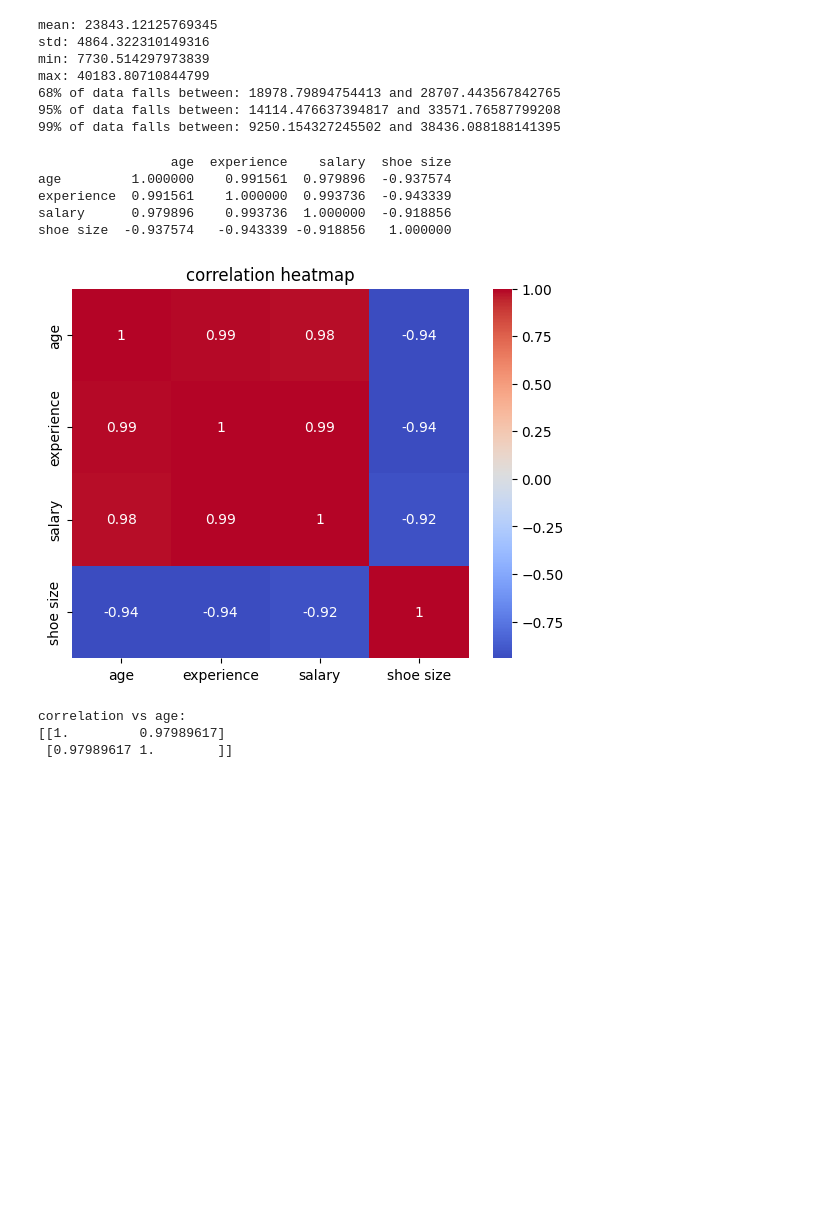
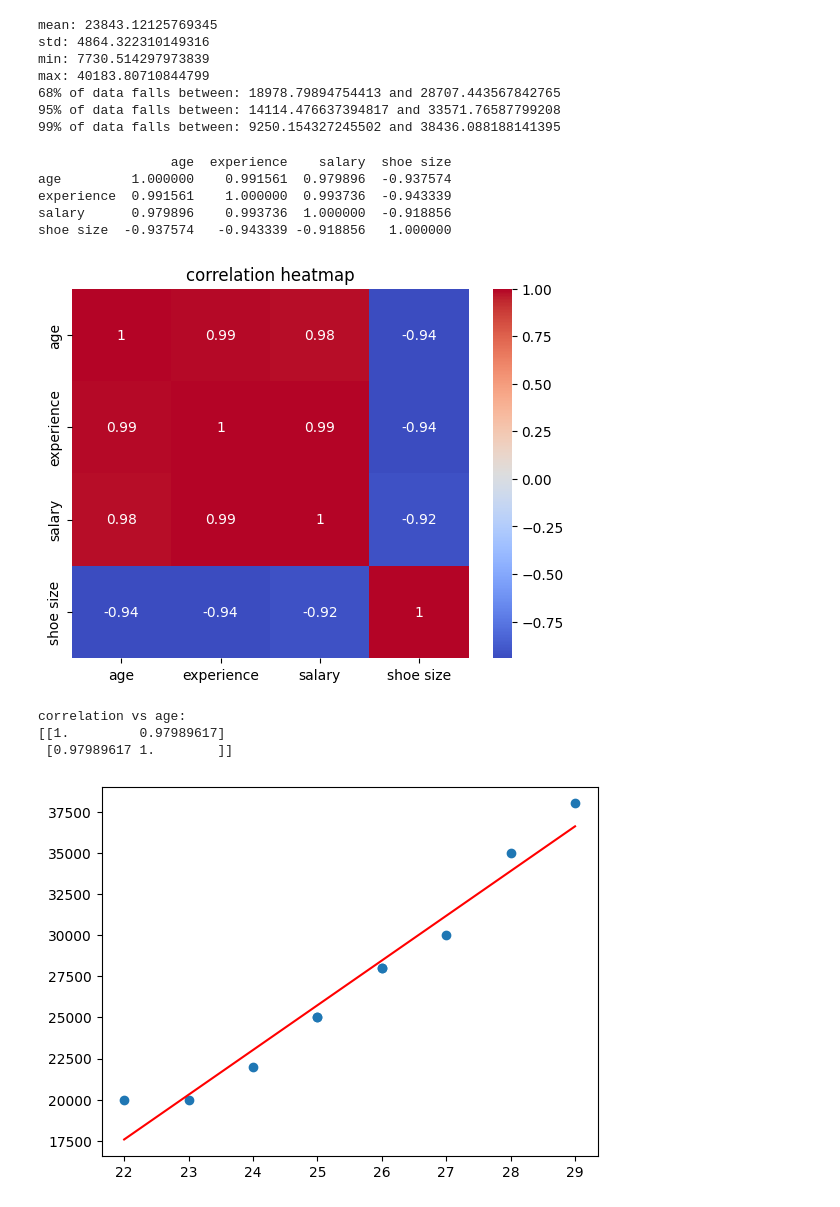
Before and after one commit to Kalaimurugan31/AI-in-Data-Analytics-Journey, a Jupyter notebook: statistics_ai_in_data_analytics.ipynb, the cells around one changed output. Saved outputs shown, nothing was run; the diff lists cells and outputs as text; code cells hidden in the pictures; blank space fills up the shorter version.

```diff
--- a/statistics_ai_in_data_analytics.ipynb
+++ b/statistics_ai_in_data_analytics.ipynb
@@ -133,31 +133,38 @@ data={
                20000,30000,38000,25000,28000],
     "shoe size":[5,3,2,1,4,6,2,1,3,2]
 }
 
 df=pd.DataFrame(data)
 ##correlation matrix
 correlation=df.corr()
 print(correlation)
 ##heat map chart
 sns.heatmap(correlation,annot=True,cmap="coolwarm")
 plt.title("correlation heatmap")
 plt.show()
 
 import numpy as np
+import matplotlib.pyplot as plt
+
+
 age=np.array([22,25,26,28,24,23,27,29,25,26])
 salary=np.array([20000,25000,28000,35000,22000,
                    20000,30000,38000,25000,28000])
-##heatmap chat
+##array for particularly two columns
 correlation=np.corrcoef(age,salary)
 print("correlation vs age:")
 print(correlation)
+plt.scatter(age,salary)
+plt.plot(np.unique(age),np.poly1d(np.polyfit(age,salary,1))(np.unique(age)),color="red")
+plt.show()
 # %% [output]
                  age  experience    salary  shoe size
 age         1.000000    0.991561  0.979896  -0.937574
 experience  0.991561    1.000000  0.993736  -0.943339
 salary      0.979896    0.993736  1.000000  -0.918856
 shoe size  -0.937574   -0.943339 -0.918856   1.000000
 [figure]
 correlation vs age:
 [[1.         0.97989617]
  [0.97989617 1.        ]]
+[figure, added]
```
